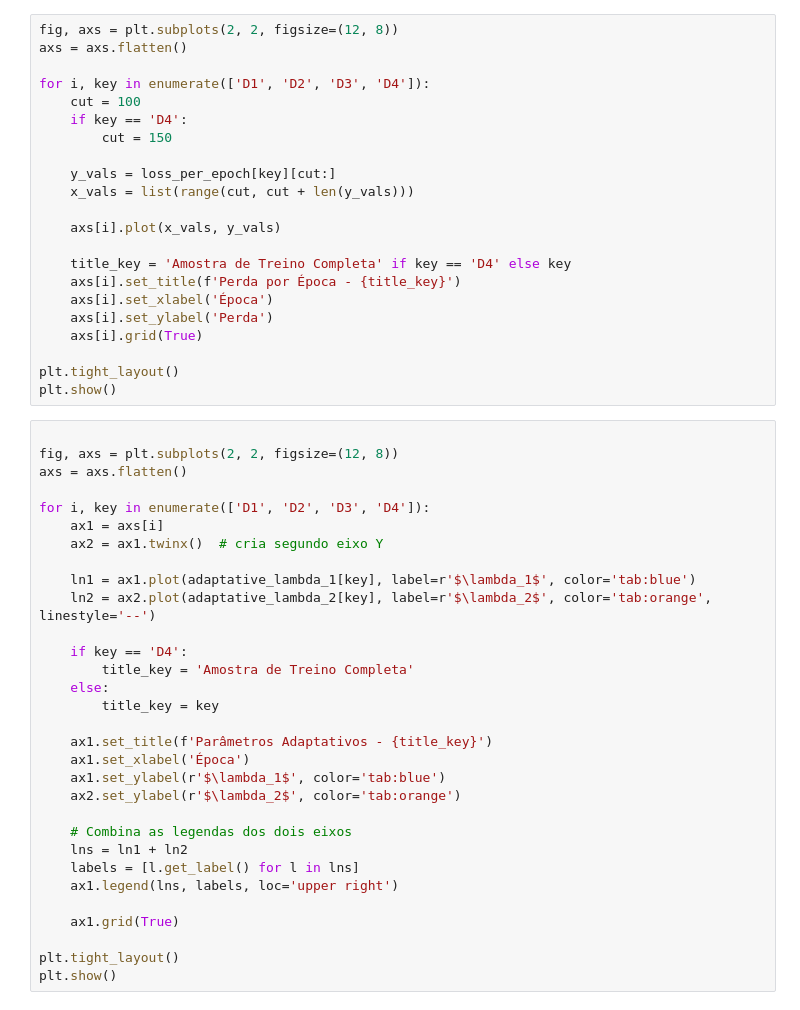
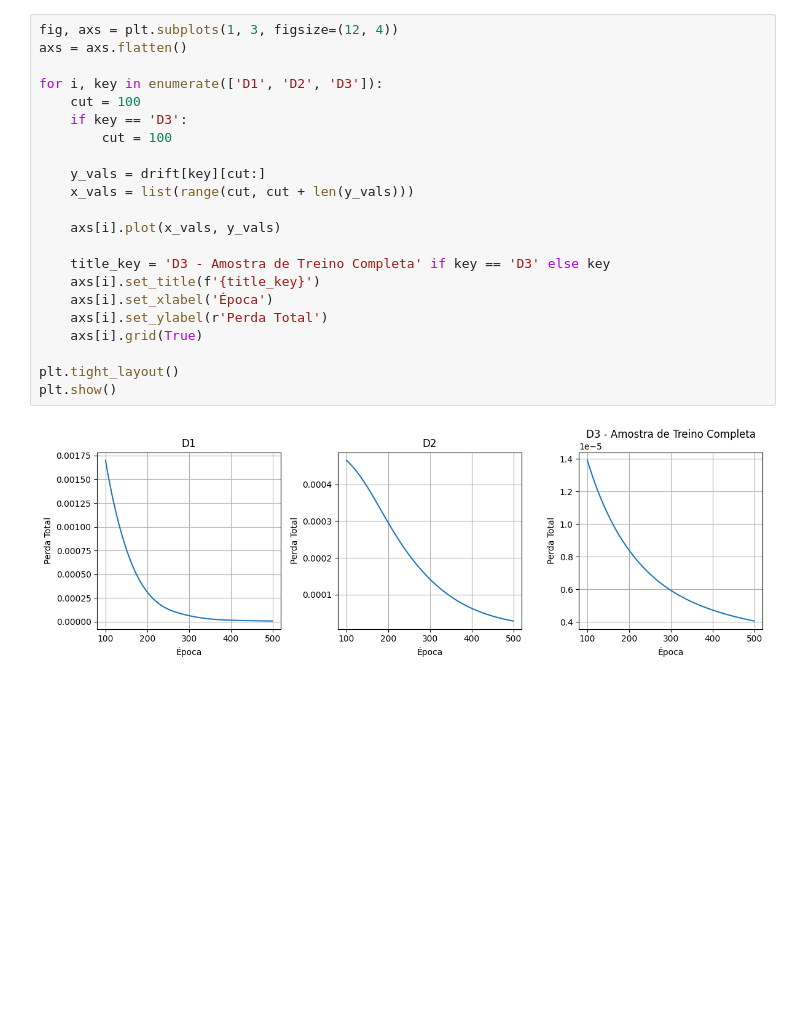
Before and after one commit to MaykBarbosa/spt_models_and_simulations, a Jupyter notebook: src/charts_generation.ipynb, the cells around one changed output. Drawn from its saved outputs; the diff is of its cells as text; blank space fills up the shorter version.

```diff
--- a/src/charts_generation.ipynb
+++ b/src/charts_generation.ipynb
@@ -42,53 +78,24 @@ plt.show()
 # %%
-fig, axs = plt.subplots(2, 2, figsize=(12, 8))
+fig, axs = plt.subplots(1, 3, figsize=(12, 4))
 axs = axs.flatten()
 
-for i, key in enumerate(['D1', 'D2', 'D3', 'D4']):
+for i, key in enumerate(['D1', 'D2', 'D3']):
     cut = 100
-    if key == 'D4':
-        cut = 150
+    if key == 'D3':
+        cut = 100
 
-    y_vals = loss_per_epoch[key][cut:]
+    y_vals = drift[key][cut:]
     x_vals = list(range(cut, cut + len(y_vals)))
 
     axs[i].plot(x_vals, y_vals)
 
-    title_key = 'Amostra de Treino Completa' if key == 'D4' else key
-    axs[i].set_title(f'Perda por Época - {title_key}')
+    title_key = 'D3 - Amostra de Treino Completa' if key == 'D3' else key
+    axs[i].set_title(f'{title_key}')
     axs[i].set_xlabel('Época')
-    axs[i].set_ylabel('Perda')
+    axs[i].set_ylabel(r'Perda Total')
     axs[i].grid(True)
 
 plt.tight_layout()
 plt.show()
+# %% [output]
+[figure, added]
-# %%
-
-fig, axs = plt.subplots(2, 2, figsize=(12, 8))
-axs = axs.flatten()
-
-for i, key in enumerate(['D1', 'D2', 'D3', 'D4']):
-    ax1 = axs[i]
-    ax2 = ax1.twinx()  # cria segundo eixo Y
-
-    ln1 = ax1.plot(adaptative_lambda_1[key], label=r'$\lambda_1$', color='tab:blue')
-    ln2 = ax2.plot(adaptative_lambda_2[key], label=r'$\lambda_2$', color='tab:orange', linestyle='--')
-
-    if key == 'D4':
-        title_key = 'Amostra de Treino Completa'
-    else:
-        title_key = key
-
-    ax1.set_title(f'Parâmetros Adaptativos - {title_key}')
-    ax1.set_xlabel('Época')
-    ax1.set_ylabel(r'$\lambda_1$', color='tab:blue')
-    ax2.set_ylabel(r'$\lambda_2$', color='tab:orange')
-
-    # Combina as legendas dos dois eixos
-    lns = ln1 + ln2
-    labels = [l.get_label() for l in lns]
-    ax1.legend(lns, labels, loc='upper right')
-
-    ax1.grid(True)
-
-plt.tight_layout()
-plt.show()
```
Also changed, not shown: parts of 5 cells of this notebook, 12 other files.
